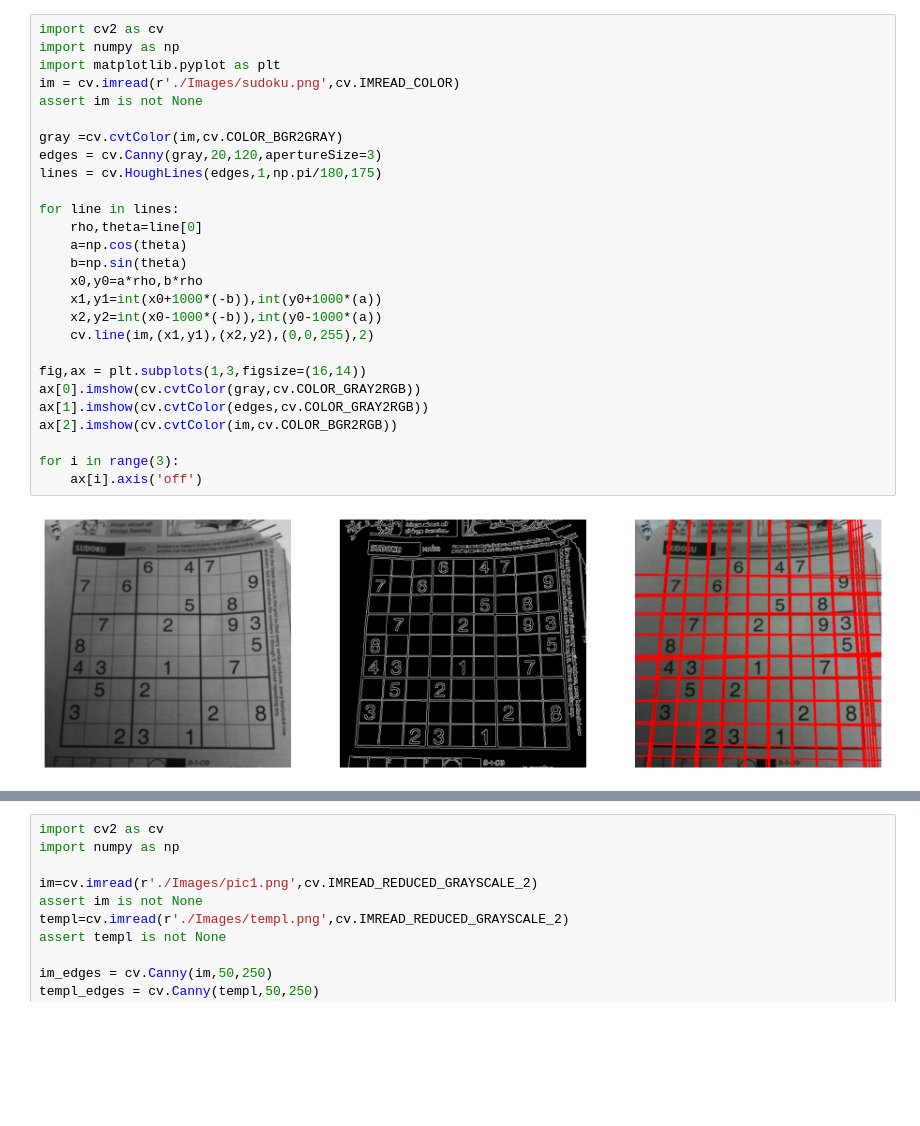
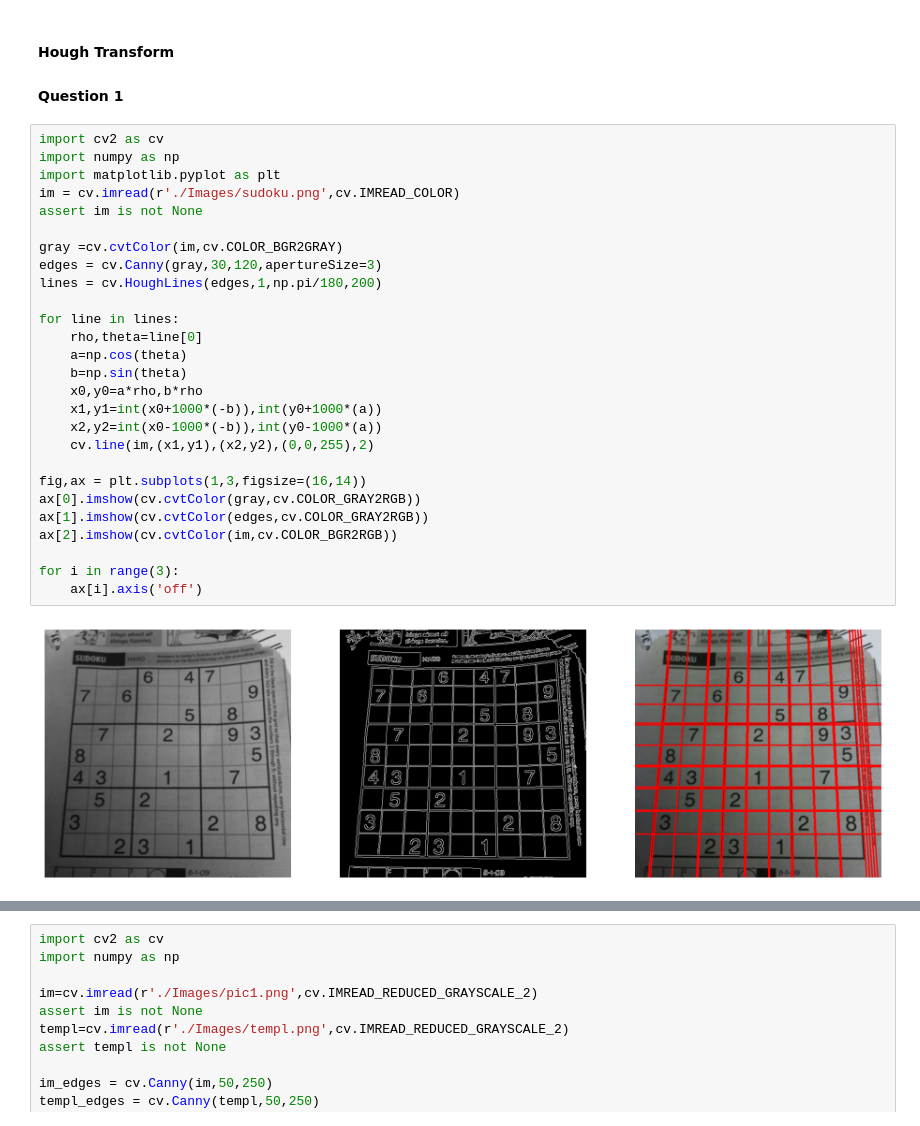
Before and after one commit to Pasindu-Manodara/Image-Processing-Home-Work-Exercise, a Jupyter notebook: Exercise_6/EX6_190095C.ipynb, the cells around one changed output, grey strips where cells are left out. Saved outputs shown, nothing was run; the diff lists cells and outputs as text; blank space fills up the shorter version.

```diff
--- a/Exercise_6/EX6_190095C.ipynb
+++ b/Exercise_6/EX6_190095C.ipynb
@@ -1,29 +5,32 @@
+# %% [markdown]
+#### Hough Transform
+#### Question 1
 # %%
 import cv2 as cv
 import numpy as np
 import matplotlib.pyplot as plt
 im = cv.imread(r'./Images/sudoku.png',cv.IMREAD_COLOR)
 assert im is not None
 
 gray =cv.cvtColor(im,cv.COLOR_BGR2GRAY)
-edges = cv.Canny(gray,20,120,apertureSize=3)
-lines = cv.HoughLines(edges,1,np.pi/180,175)
+edges = cv.Canny(gray,30,120,apertureSize=3)
+lines = cv.HoughLines(edges,1,np.pi/180,200)
 
 for line in lines:
     rho,theta=line[0]
     a=np.cos(theta)
     b=np.sin(theta)
     x0,y0=a*rho,b*rho
     x1,y1=int(x0+1000*(-b)),int(y0+1000*(a))
     x2,y2=int(x0-1000*(-b)),int(y0-1000*(a))
     cv.line(im,(x1,y1),(x2,y2),(0,0,255),2)
 
 fig,ax = plt.subplots(1,3,figsize=(16,14))
 ax[0].imshow(cv.cvtColor(gray,cv.COLOR_GRAY2RGB))
 ax[1].imshow(cv.cvtColor(edges,cv.COLOR_GRAY2RGB))
 ax[2].imshow(cv.cvtColor(im,cv.COLOR_BGR2RGB))
 
 for i in range(3):
     ax[i].axis('off')
 # %% [output]
-[figure, old version]
+[figure, new version]
```
Also changed, not shown: parts of 9 cells of this notebook.
